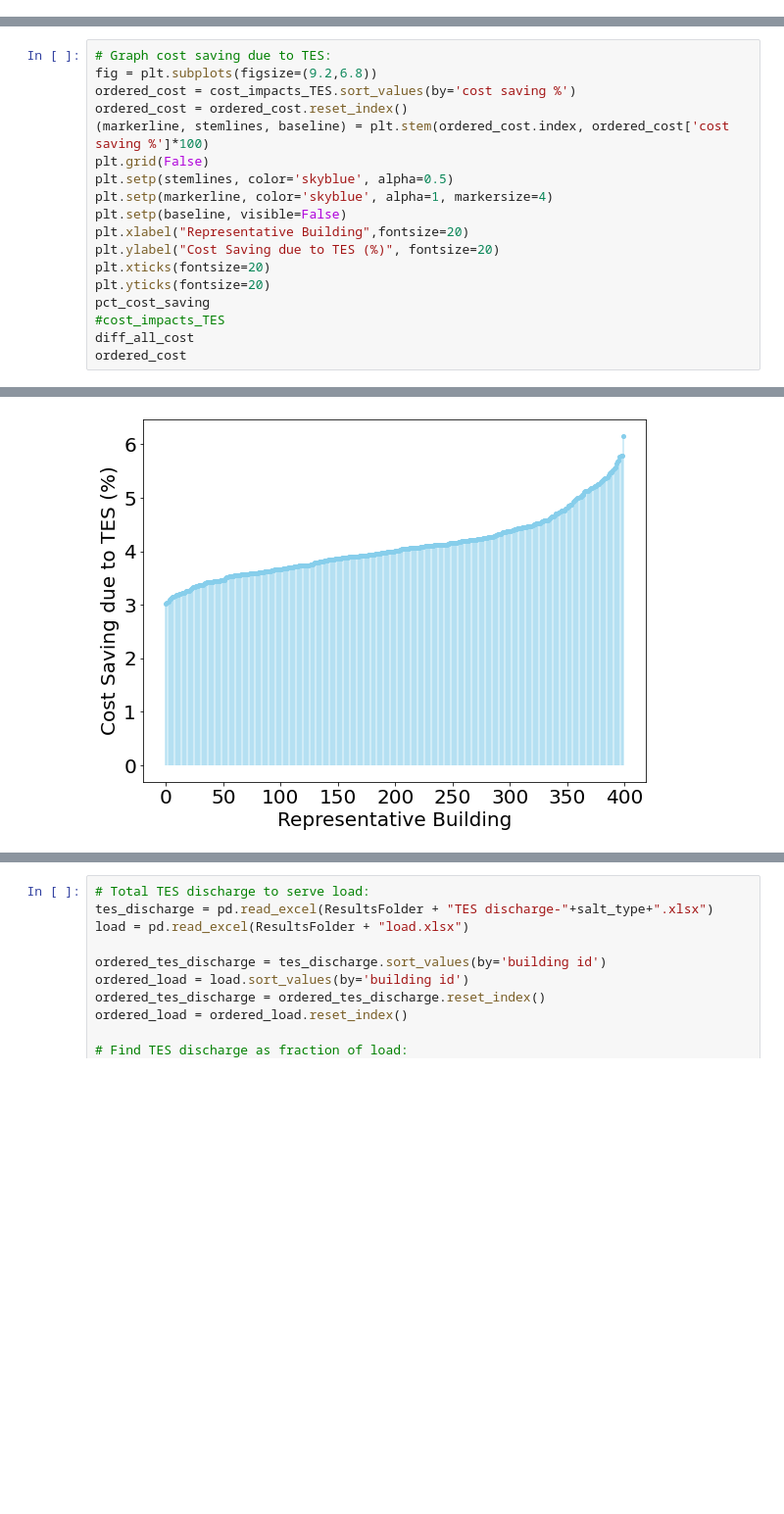
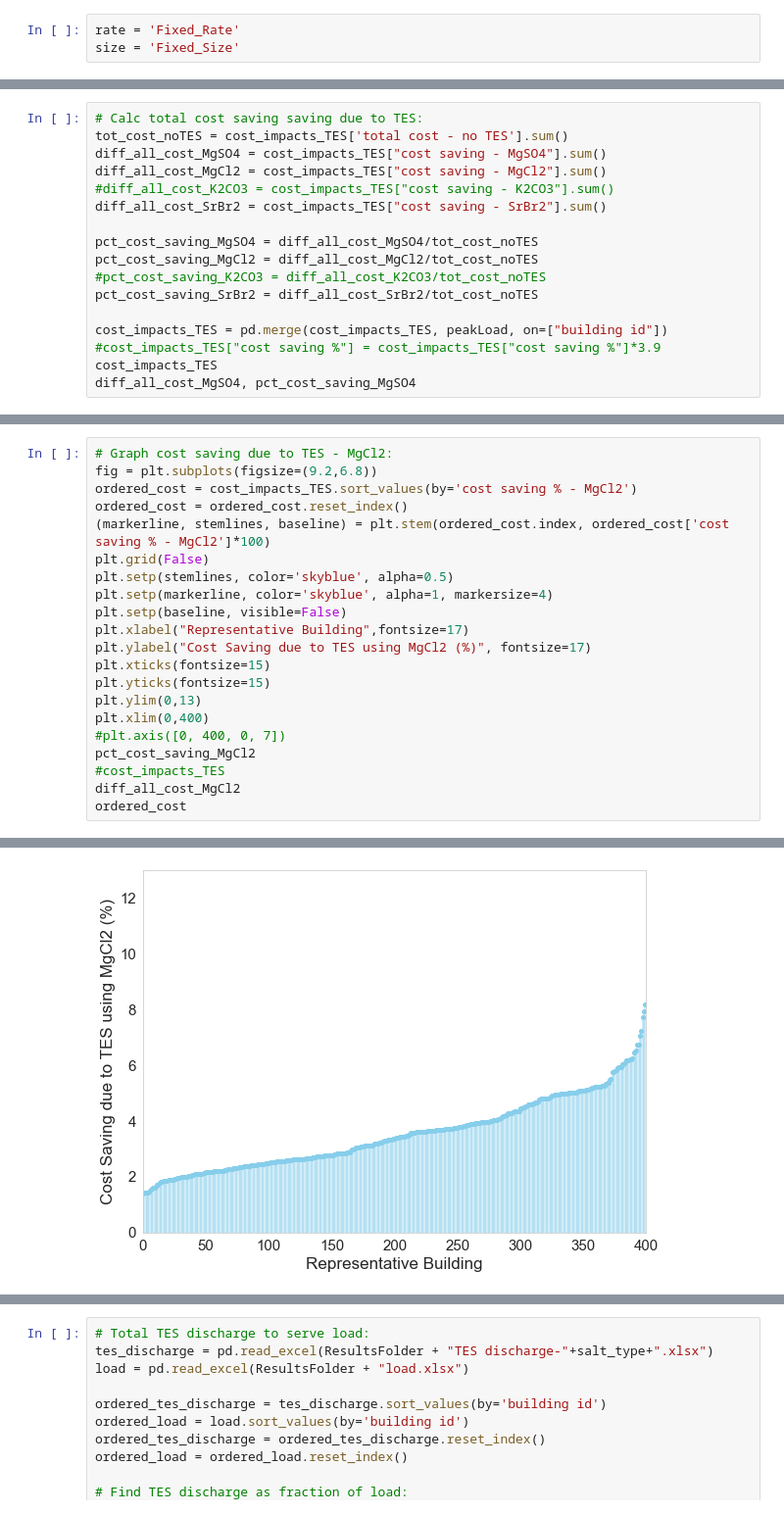
Before and after one commit to atpham88/TES, a Jupyter notebook: Process Results/TES_Results_Processing/CostSaving.ipynb, the cells around one changed output, grey strips where cells are left out. Shown at 98% size. Saved outputs shown, nothing was run; the diff lists cells and outputs as text; blank space fills up the shorter version.

```diff
--- a/Process Results/TES_Results_Processing/CostSaving.ipynb
+++ b/Process Results/TES_Results_Processing/CostSaving.ipynb
@@ -26,2 +53,5 @@ peakLoad
+# %%
+rate = 'Fixed_Rate'
+size = 'Fixed_Size'
 # %%
 # Total costs:
@@ -73,0 +123,17 @@ cost_impacts_TES
+# %%
+# Calc total cost saving saving due to TES:
+tot_cost_noTES = cost_impacts_TES['total cost - no TES'].sum()
+diff_all_cost_MgSO4 = cost_impacts_TES["cost saving - MgSO4"].sum()
+diff_all_cost_MgCl2 = cost_impacts_TES["cost saving - MgCl2"].sum()
+#diff_all_cost_K2CO3 = cost_impacts_TES["cost saving - K2CO3"].sum()
+diff_all_cost_SrBr2 = cost_impacts_TES["cost saving - SrBr2"].sum()
+
+pct_cost_saving_MgSO4 = diff_all_cost_MgSO4/tot_cost_noTES
+pct_cost_saving_MgCl2 = diff_all_cost_MgCl2/tot_cost_noTES
+#pct_cost_saving_K2CO3 = diff_all_cost_K2CO3/tot_cost_noTES
+pct_cost_saving_SrBr2 = diff_all_cost_SrBr2/tot_cost_noTES
+
+cost_impacts_TES = pd.merge(cost_impacts_TES, peakLoad, on=["building id"])
+#cost_impacts_TES["cost saving %"] = cost_impacts_TES["cost saving %"]*3.9
+cost_impacts_TES
+diff_all_cost_MgSO4, pct_cost_saving_MgSO4
@@ -74,19 +193,22 @@ cost_impacts_TES
 # %%
-# Graph cost saving due to TES:
+# Graph cost saving due to TES - MgCl2:
 fig = plt.subplots(figsize=(9.2,6.8))
-ordered_cost = cost_impacts_TES.sort_values(by='cost saving %')
+ordered_cost = cost_impacts_TES.sort_values(by='cost saving % - MgCl2')
 ordered_cost = ordered_cost.reset_index()
-(markerline, stemlines, baseline) = plt.stem(ordered_cost.index, ordered_cost['cost saving %']*100)
+(markerline, stemlines, baseline) = plt.stem(ordered_cost.index, ordered_cost['cost saving % - MgCl2']*100)
 plt.grid(False)
 plt.setp(stemlines, color='skyblue', alpha=0.5)
 plt.setp(markerline, color='skyblue', alpha=1, markersize=4)
 plt.setp(baseline, visible=False)
-plt.xlabel("Representative Building",fontsize=20)
-plt.ylabel("Cost Saving due to TES (%)", fontsize=20)
-plt.xticks(fontsize=20)
-plt.yticks(fontsize=20)
-pct_cost_saving
+plt.xlabel("Representative Building",fontsize=17)
+plt.ylabel("Cost Saving due to TES using MgCl2 (%)", fontsize=17)
+plt.xticks(fontsize=15)
+plt.yticks(fontsize=15)
+plt.ylim(0,13)
+plt.xlim(0,400)
+#plt.axis([0, 400, 0, 7])
+pct_cost_saving_MgCl2
 #cost_impacts_TES
-diff_all_cost
+diff_all_cost_MgCl2
 ordered_cost
 # %% [output]
@@ -106 +228 @@ ordered_cost
-[figure, old version]
+[figure, new version]
```
Also changed, not shown: parts of 11 cells of this notebook, 29 other files.
